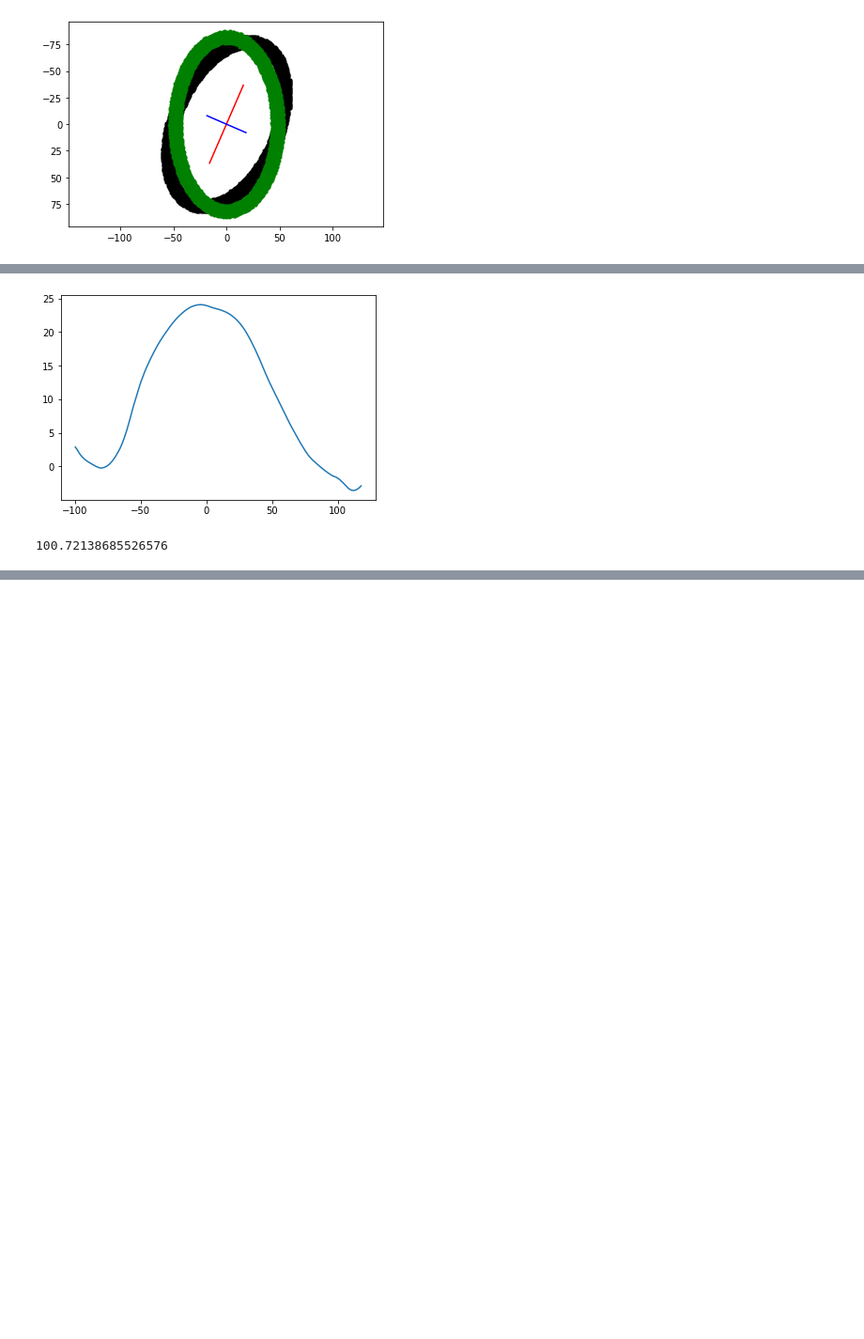
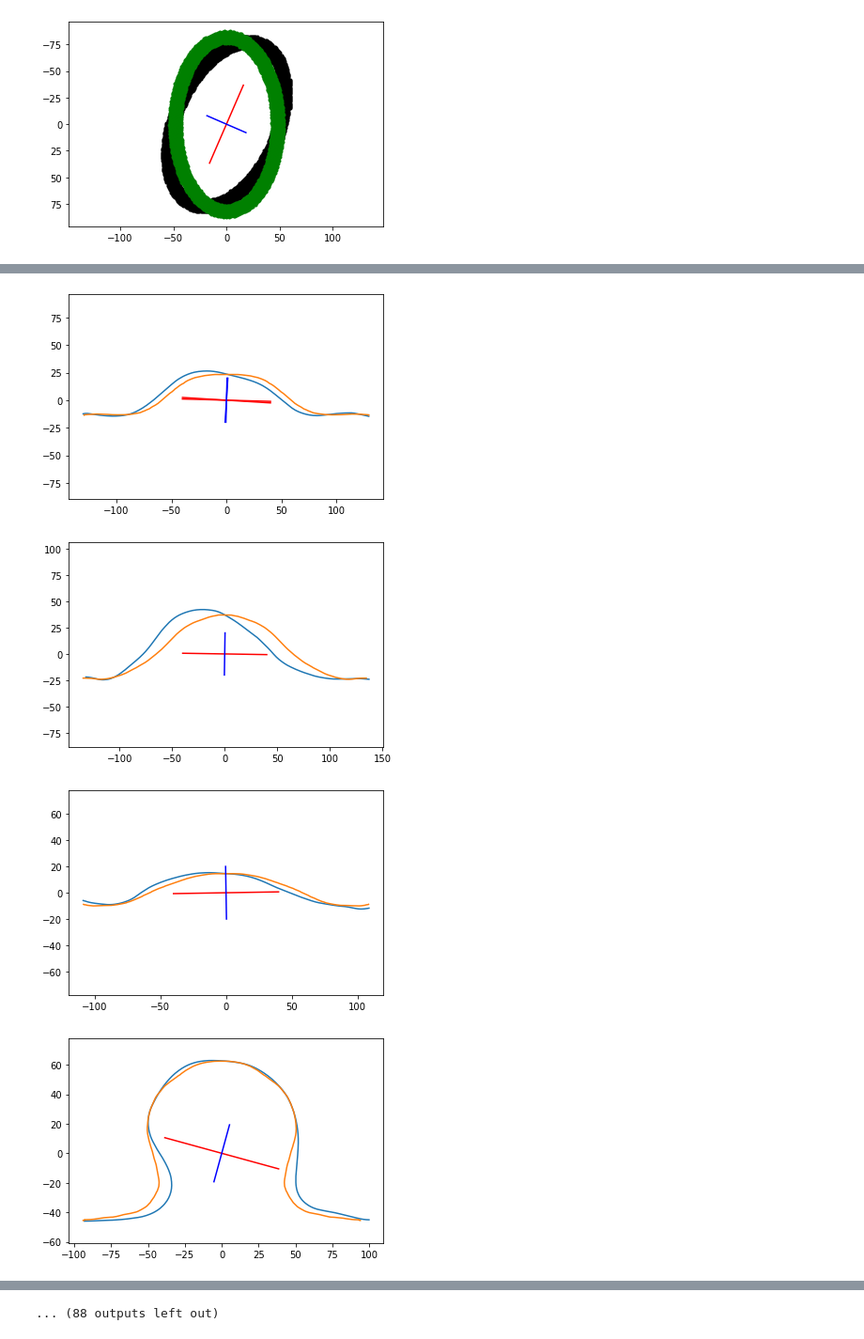
Before and after one commit to ritvikvasan/EMM, a Jupyter notebook: notebooks/Untitled.ipynb, the cells around one changed output, grey strips where cells are left out. Shown at 94% size. Cells and saved outputs as stored; diff of their text form; code cells hidden in the pictures; blank space fills up the shorter version.

Commit message:
Added simple Frechet distance algorithm to determine whether or not to rotate shapes before symmetricizing WIP

```diff
--- a/notebooks/Untitled.ipynb
+++ b/notebooks/Untitled.ipynb
@@ -180,18 +164,0 @@ def pca(x, y):
-# %%
-data = read_mat_file('../emm/matfiles/3.mat')
-make_graph((data['x_fit'], data['y_fit']))
-new_x, new_y = pca(data['x_fit'], data['y_fit'])
-
-#results = make_symmetric({'x_fit': new_x, 'y_fit': new_y})
-
-#make_graph((x_transformed, y_transformed))
-#results = make_symmetric({'x_fit': x_transformed, 'y_fit': y_transformed})
-
-#make_graph(results)
-# %% [output]
-[figure, removed]
-# %%
-df = similaritymeasures.frechet_dist(results, (data['x_fit'], data['y_fit']))
-print(df)
-# %% [output]
-100.72138685526576
@@ -197,0 +181,23 @@ print(df)
+# %%
+for i in range(100):
+    data = read_mat_file('../emm/matfiles/' + str(i+1) + '.mat')
+    old_x = data['x_fit']
+    old_y = data['y_fit']
+
+    if(should_rotate(old_x, old_y)):
+        new_x, new_y = rotate_figure(old_x, old_y)
+        #plt.plot(new_x, new_y)
+        sym_x, sym_y = make_symmetric(new_x, new_y)
+        plt.figure(i)
+        plt.plot(old_x, old_y)
+        plt.plot(sym_x, sym_y)
+    else:
+        new_x2, new_y2 = make_symmetric(old_x, old_y)
+        plt.figure(i)
+        plt.plot(old_x, old_y)
+        plt.plot(new_x2, new_y2)
+# %% [output]
+[figure, added]
+[figure, added]
+[figure, added]
+[figure, added]
@@ -197,0 +212 @@ print(df)
+... (88 outputs left out)
```
Also changed, not shown: parts of 5 cells of this notebook.
